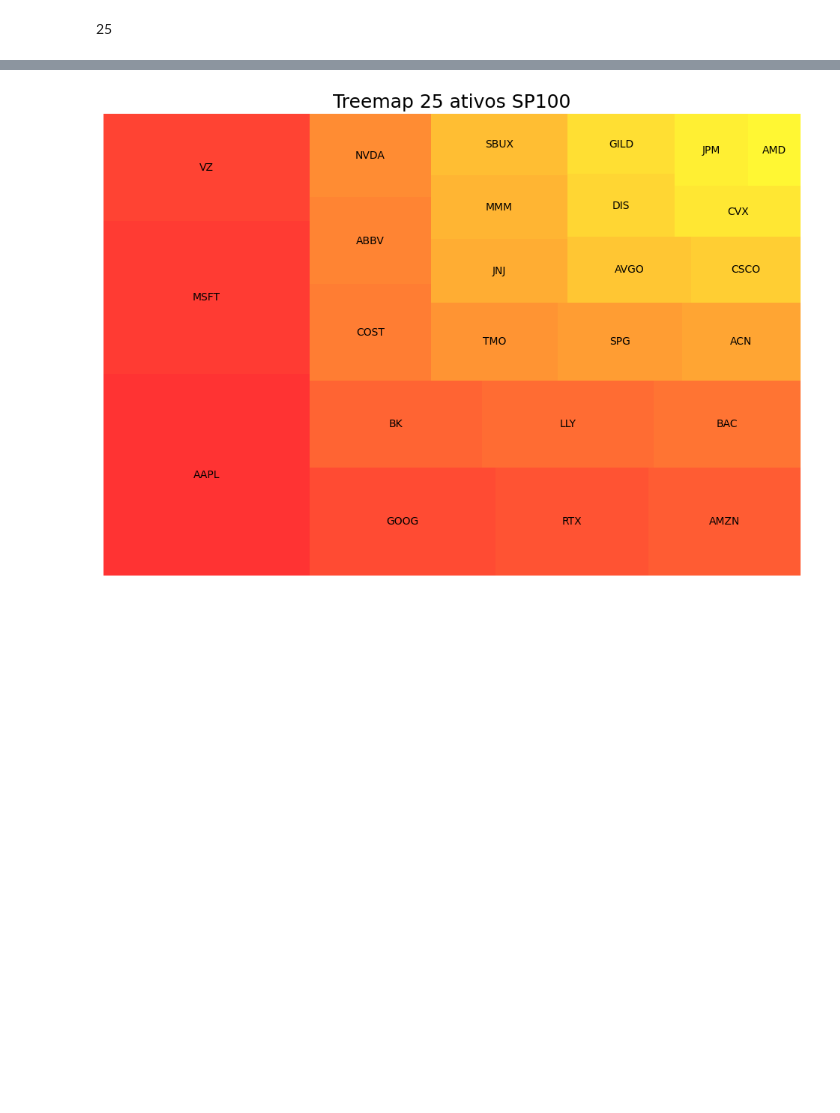
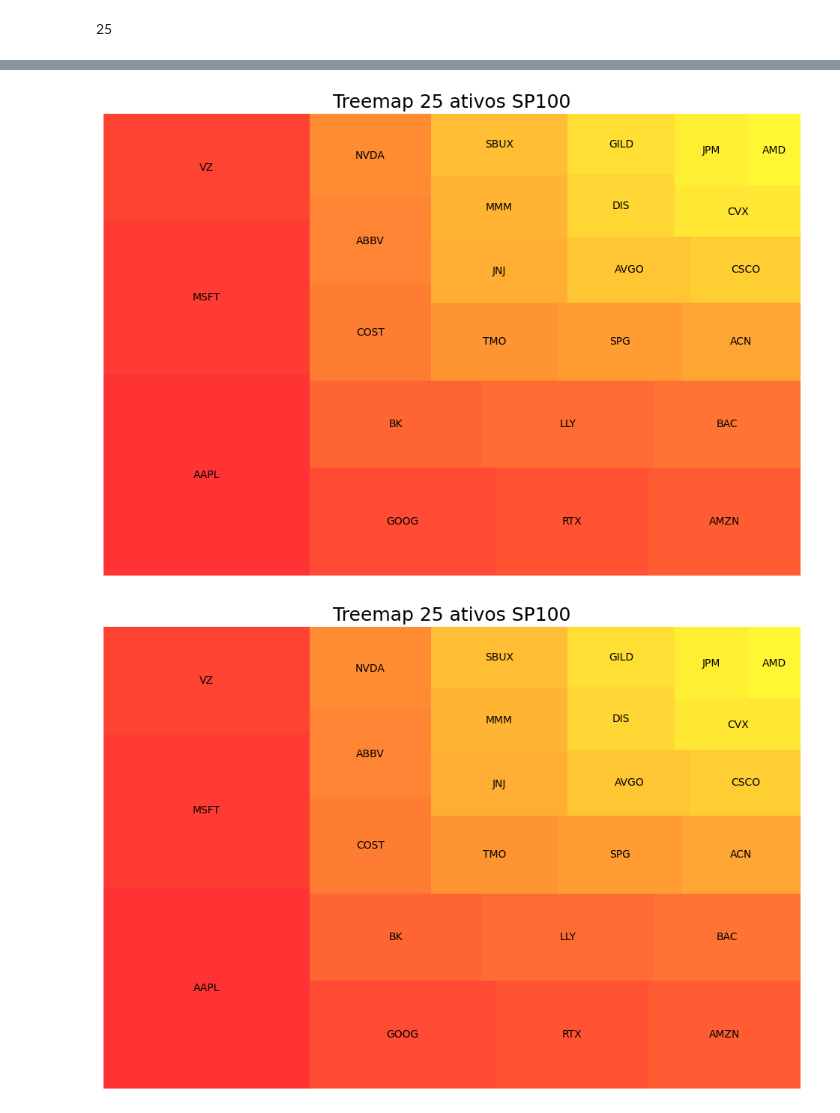
Before and after one commit to vitorholiveira/index_tracking, a Jupyter notebook: index_tracking2.ipynb, the cells around one changed output, grey strips where cells are left out. Saved outputs shown, nothing was run; the diff lists cells and outputs as text; code cells hidden in the pictures; blank space fills up the shorter version.

```diff
--- a/index_tracking2.ipynb
+++ b/index_tracking2.ipynb
@@ -747,3 +752,59 @@ Requirement already satisfied: squarify in /usr/local/lib/python3.10/dist-packag
+# %%
+stocks = {
+    "AAPL": 0.1291,
+    "MSFT": 0.0978,
+    "VZ": 0.0685,
+    "GOOG": 0.0625,
+    "RTX": 0.0513,
+    "AMZN": 0.0510,
+    "BK": 0.0466,
+    "LLY": 0.0463,
+    "BAC": 0.0397,
+    "COST": 0.0365,
+    "ABBV": 0.0328,
+    "NVDA": 0.0315,
+    "TMO": 0.0308,
+    "SPG": 0.0303,
+    "ACN": 0.0288,
+    "JNJ": 0.0271,
+    "MMM": 0.0270,
+    "SBUX": 0.0261,
+    "AVGO": 0.0252,
+    "CSCO": 0.0222,
+    "DIS": 0.0210,
+    "GILD": 0.0201,
+    "CVX": 0.0199,
+    "JPM": 0.0164,
+    "AMD": 0.0118,
+}
+
+# Preparar dados
+labels = list(stocks.keys())
+values = list(stocks.values())
+
+# Gerar cores com gradiente de outono
+colors = plt.cm.autumn([i / len(values) for i in range(len(values))])
+
+# Criar o treemap
+plt.figure(figsize=(12, 8))
+squarify.plot(sizes=values, label=labels, alpha=0.8, color=colors)
+plt.title("Treemap 25 ativos SP100", fontsize=18)
+plt.axis('off')
+plt.show()
+
+def plot_weights(portfolio):
+    labels = list(stocks.keys())
+    values = list(stocks.values())
+
+    colors = plt.cm.autumn([i / len(values) for i in range(len(values))])
+
+    plt.figure(figsize=(12, 8))
+    squarify.plot(sizes=values, label=labels, alpha=0.8, color=colors)
+    plt.title("Treemap 25 ativos SP100", fontsize=18)
+    plt.axis('off')
+    plt.show()
+# %% [output]
+[figure, added]
 # %%
 stocks = {
     "AAPL": 0.1291,
```
Also changed, not shown: parts of 2 cells of this notebook, 16 other files.
